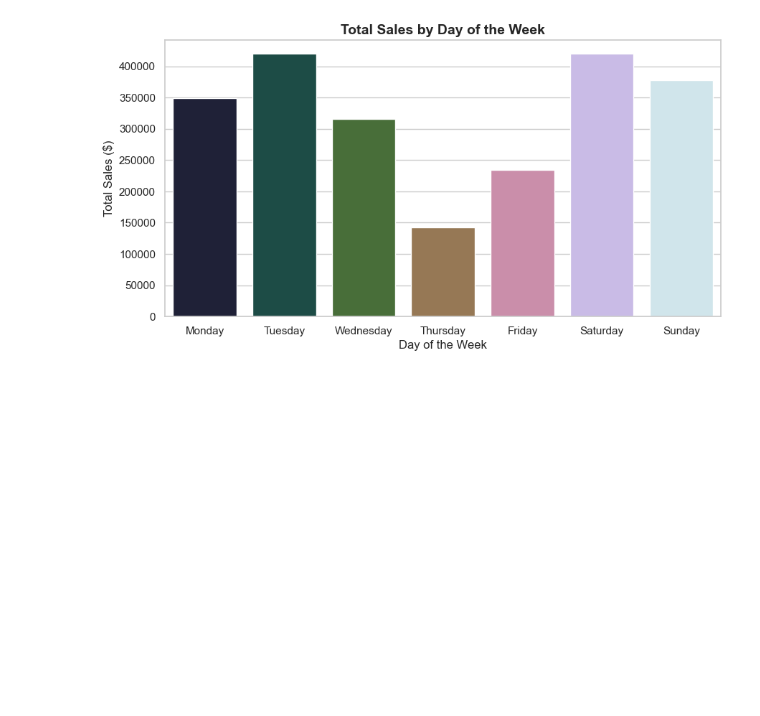
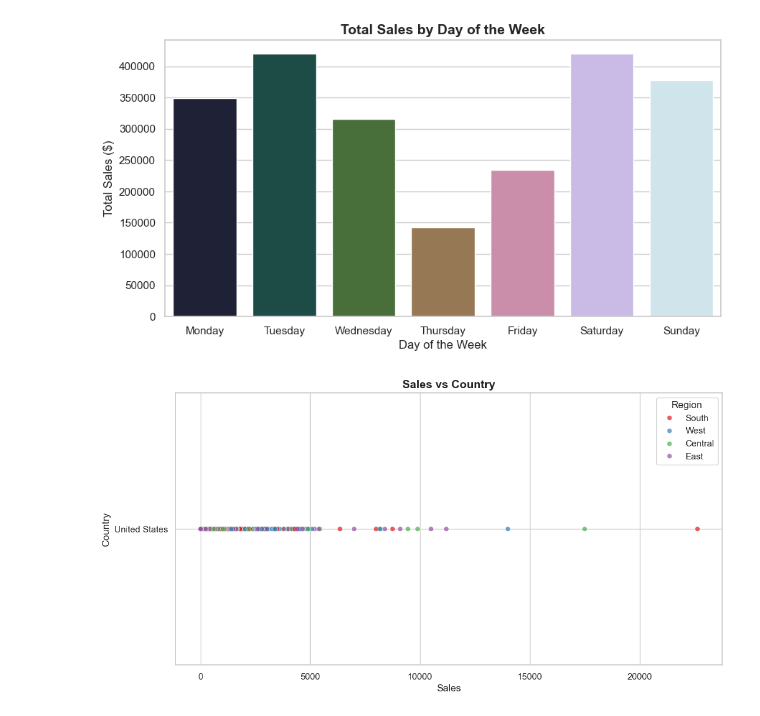
Before and after one commit to abrar-swapnil/superstore-data-analysis, a Jupyter notebook: E_Commerce_EEDA.ipynb, the cells around one changed output. Drawn from its saved outputs; the diff is of its cells as text; code cells hidden in the pictures; blank space fills up the shorter version.

```diff
--- a/E_Commerce_EEDA.ipynb
+++ b/E_Commerce_EEDA.ipynb
@@ -240,3 +240,13 @@ plt.ylabel('Total Sales ($)', fontsize=12)
 plt.show()
 # %% [output]
 [figure]
+# %%
+# show relationship between sales and country
+plt.figure(figsize=(12, 6))
+sns.scatterplot(x='Sales', y='Country', data=df, hue='Region', palette='Set1', alpha=0.7)
+plt.title('Sales vs Country', fontsize=14, fontweight='bold')
+plt.xlabel('Sales', fontsize=12)
+plt.ylabel('Country', fontsize=12)
+plt.show()
+# %% [output]
+[figure, added]
```
Also changed, not shown: parts of 1 cell of this notebook, 2 other files.
